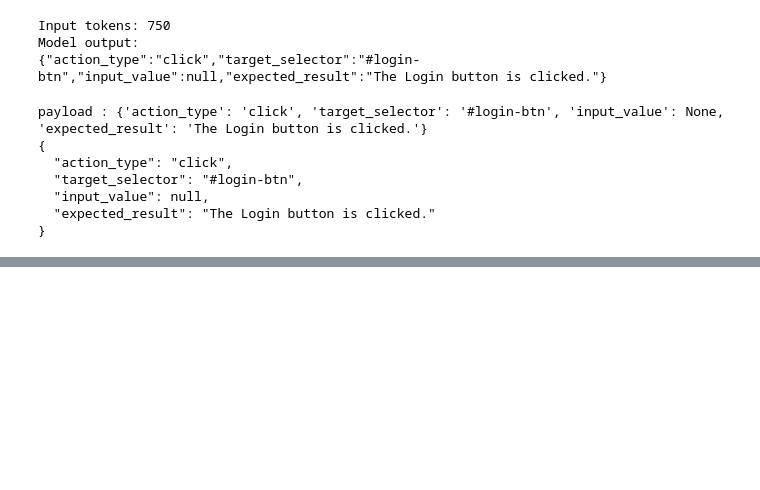
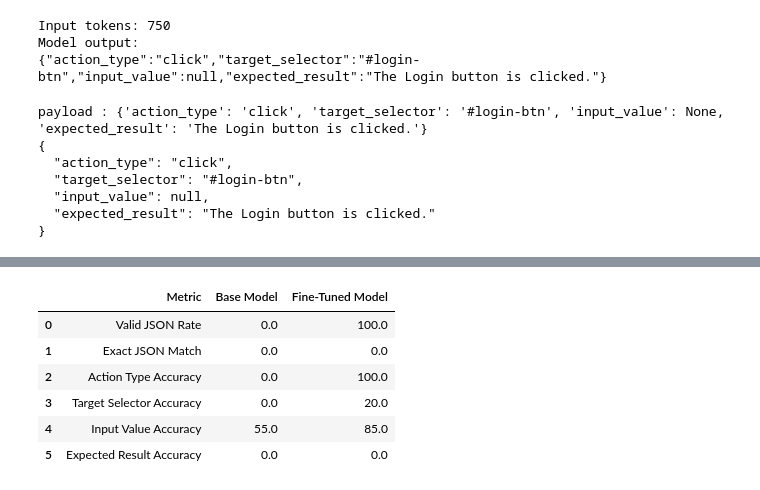
Before and after one commit to Subhash-Bayal/LLM_Finetunning, a Jupyter notebook: Untitled3.ipynb, the cells around one changed output, grey strips where cells are left out. Saved outputs shown, nothing was run; the diff lists cells and outputs as text; code cells hidden in the pictures; blank space fills up the shorter version.

```diff
--- a/Untitled3.ipynb
+++ b/Untitled3.ipynb
@@ -1572,0 +1824,52 @@ payload : {'action_type': 'click', 'target_selector': '#login-btn', 'input_value
+# %%
+summary = {
+    "Metric": [
+        "Valid JSON Rate",
+        "Exact JSON Match",
+        "Action Type Accuracy",
+        "Target Selector Accuracy",
+        "Input Value Accuracy",
+        "Expected Result Accuracy",
+    ],
+
+    "Base Model": [
+        results_df["base_valid_json"].mean(),
+        results_df["base_exact_match"].mean(),
+        results_df["base_action_type_match"].mean(),
+        results_df["base_target_selector_match"].mean(),
+        results_df["base_input_value_match"].mean(),
+        results_df["base_expected_result_match"].mean(),
+    ],
+
+    "Fine-Tuned Model": [
+        results_df["finetuned_valid_json"].mean(),
+        results_df["finetuned_exact_match"].mean(),
+        results_df["finetuned_action_type_match"].mean(),
+        results_df["finetuned_target_selector_match"].mean(),
+        results_df["finetuned_input_value_match"].mean(),
+        results_df["finetuned_expected_result_match"].mean(),
+    ],
+}
+
+
+summary_df = pd.DataFrame(summary)
+
+
+summary_df["Base Model"] = (
+    summary_df["Base Model"] * 100
+).round(2)
+
+summary_df["Fine-Tuned Model"] = (
+    summary_df["Fine-Tuned Model"] * 100
+).round(2)
+
+
+summary_df
+# %% [output]
+|  | Metric | Base Model | Fine-Tuned Model |
+| 0 | Valid JSON Rate | 0.0 | 100.0 |
+| 1 | Exact JSON Match | 0.0 | 0.0 |
+| 2 | Action Type Accuracy | 0.0 | 100.0 |
+| 3 | Target Selector Accuracy | 0.0 | 20.0 |
+| 4 | Input Value Accuracy | 55.0 | 85.0 |
+| 5 | Expected Result Accuracy | 0.0 | 0.0 |
```
Also changed, not shown: parts of 17 cells of this notebook.
